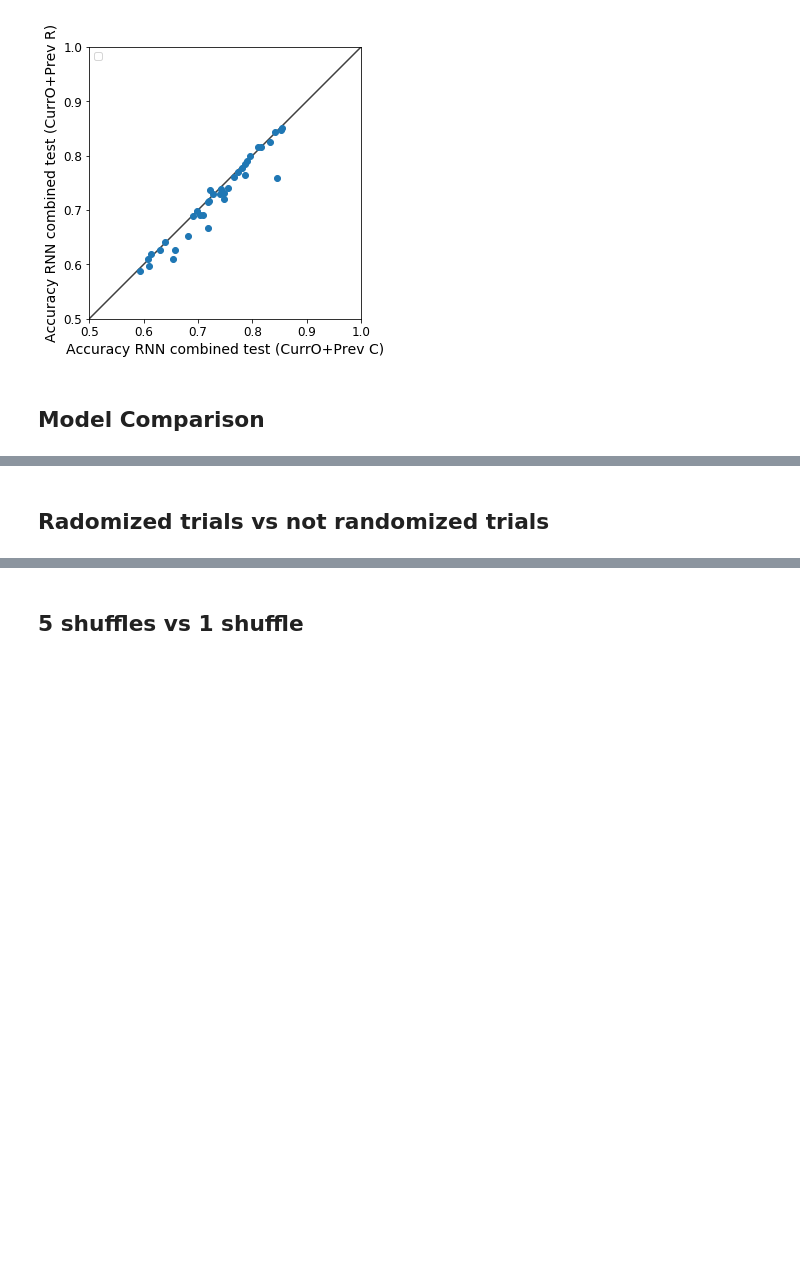
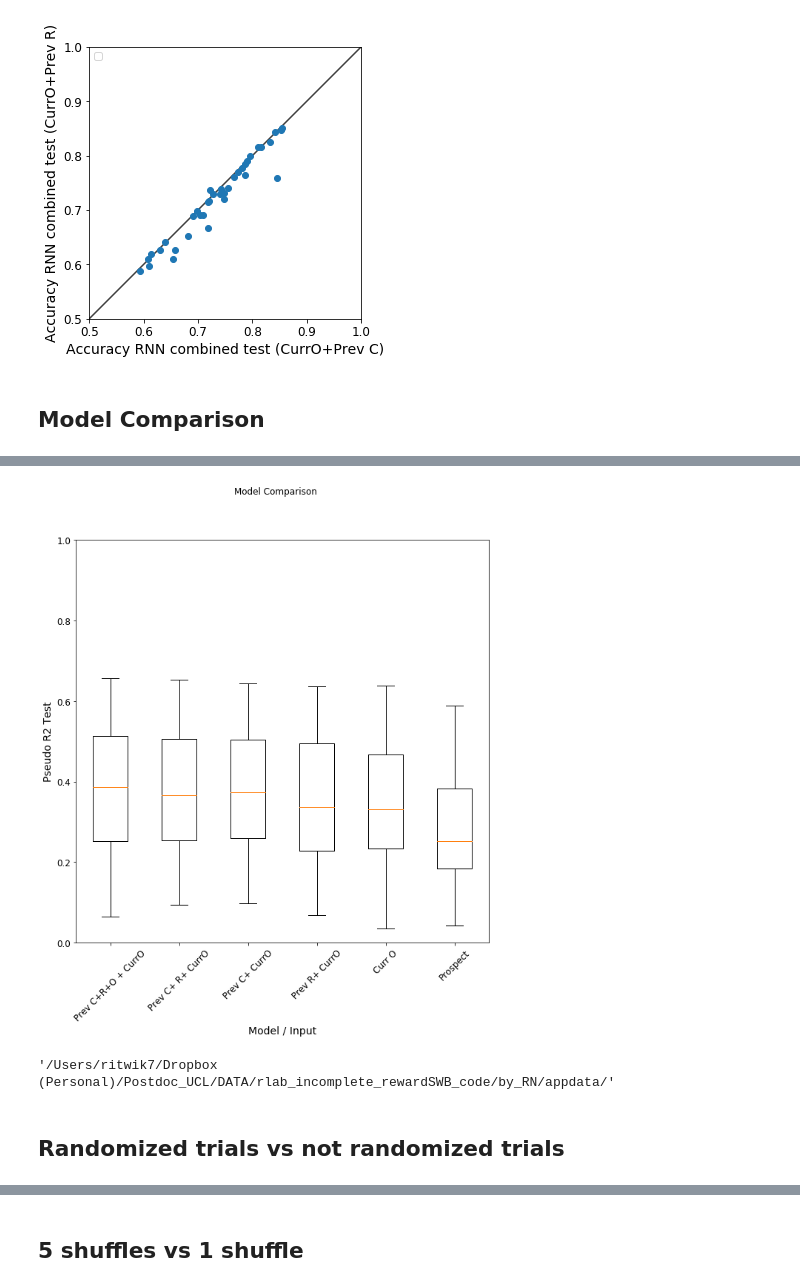
Before and after one commit to ritwik7/RNN_Economist, a Jupyter notebook: Appdataanalysis.ipynb, the cells around one changed output, grey strips where cells are left out. Saved outputs shown, nothing was run; the diff lists cells and outputs as text; code cells hidden in the pictures; blank space fills up the shorter version.

```diff
--- a/Appdataanalysis.ipynb
+++ b/Appdataanalysis.ipynb
@@ -685,2 +774,20 @@ plt.savefig(dir_path+"Summaries/OddEvenPlays/RandomizedPlays1" +"/ModelCompariso
+# %%
+train_R2_all_models_df = {'currprevopts':all_subj_metrics_manual_currprevopts.pseudo_R2_test, 'currOprevRC':all_subj_metrics_manual_currOprevRC.pseudo_R2_test,'currOprevC':all_subj_metrics_manual_currOprevC.pseudo_R2_test, 'currOprevR':all_subj_metrics_manual_currOprevR.pseudo_R2_test,'currO':all_subj_metrics_manual_currO.pseudo_R2_test, 'PT':PT_metrics.PT_pseudoR2_test.to_list()}
+train_R2_all_models_df = pd.DataFrame(train_R2_all_models_df)
+plt.figure(figsize=(10,10))
+# plt.boxplot(np.array([train_R2_all_models_df.PrevCRORT,train_R2_all_models_df.PrevCRO,train_R2_all_models_df.PrevCR,train_R2_all_models_df.Curr,train_R2_all_models_df.PT]).T,labels=["PrevC+R+O+RT+ CurrO","PrevC+R+O+ CurrO","PrevC+R +CurrO","CurrO","Prospect"]);
+plt.boxplot(np.array([train_R2_all_models_df.currprevopts,train_R2_all_models_df.currOprevRC,train_R2_all_models_df.currOprevC,train_R2_all_models_df.currOprevR, train_R2_all_models_df.currO,train_R2_all_models_df.PT]).T, labels=["Prev C+R+O + CurrO","Prev C+ R+ CurrO","Prev C+ CurrO","Prev R+ CurrO","Curr O","Prospect"] );
+
+plt.xlabel("Model / Input");
+plt.ylabel('Pseudo R2 Test');
+plt.suptitle("Model Comparison");
+plt.xticks(rotation=45)
+plt.ylim([0,1]);
+# %% [output]
+[figure, added]
+# %%
+dir_path
+# %% [output]
+'/Users/ritwik7/Dropbox (Personal)/Postdoc_UCL/DATA/rlab_incomplete_rewardSWB_code/by_RN/appdata/'
 # %% [markdown]
-## Radomized trials vs not randomized trials
+## Randomized trials vs not randomized trials
```
Also changed, not shown: parts of 38 cells of this notebook, 16 other files.
